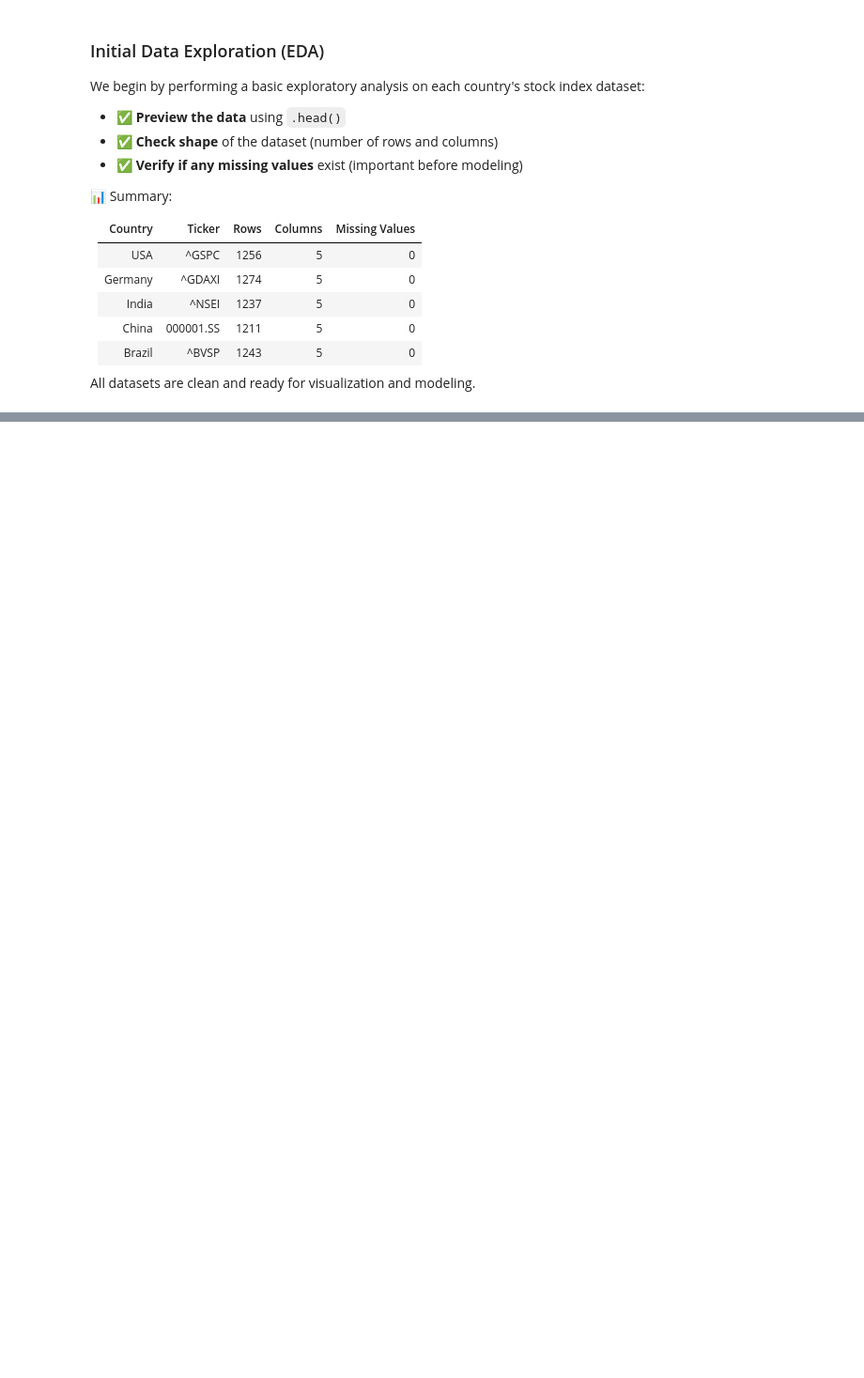
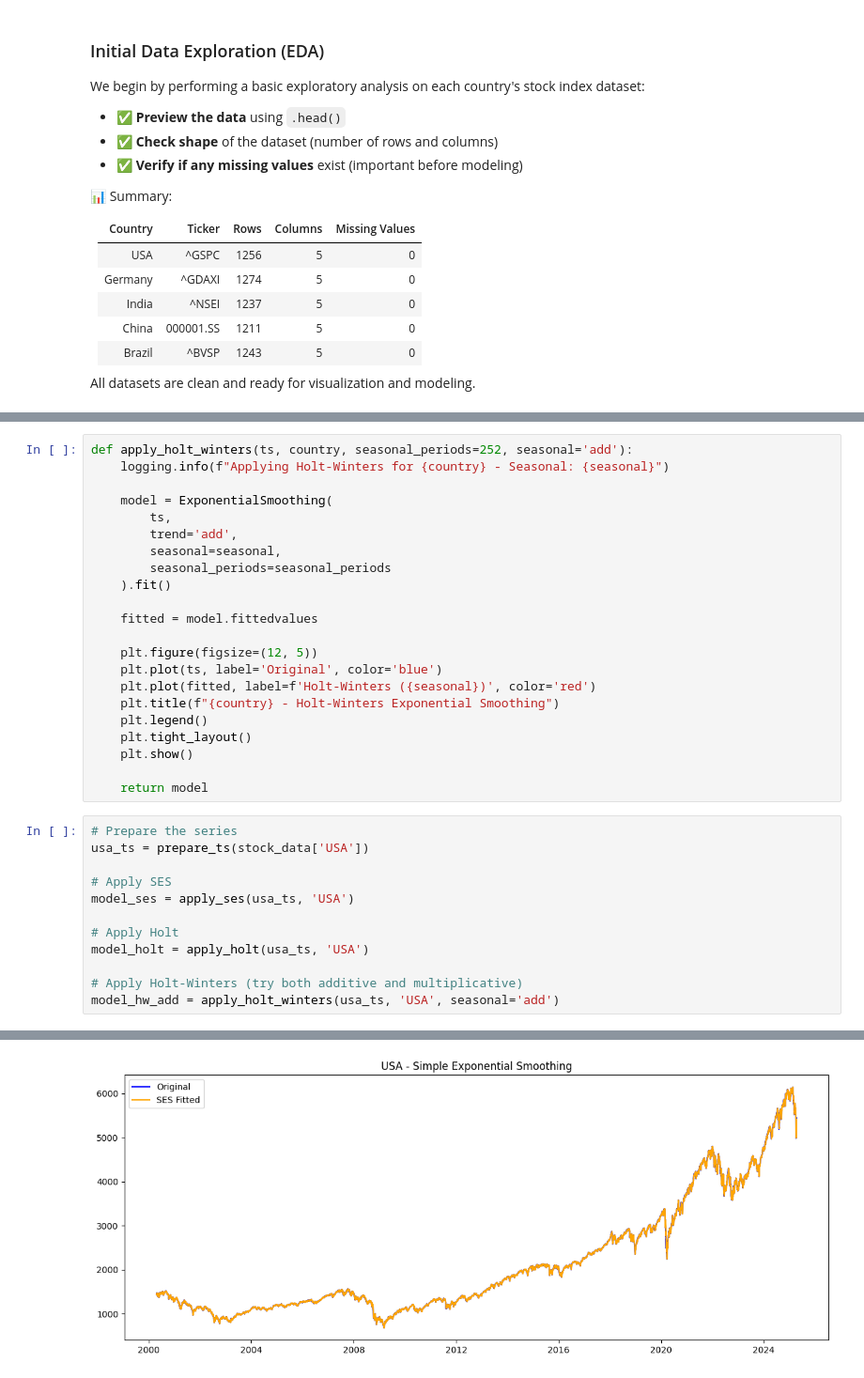
Before and after one commit to rhkraptor/FoEM, a Jupyter notebook: FoEM_Projekt.ipynb, the cells around one changed output, grey strips where cells are left out. Shown at 94% size. Cells and saved outputs as stored; diff of their text form; blank space fills up the shorter version.

```diff
--- a/FoEM_Projekt.ipynb
+++ b/FoEM_Projekt.ipynb
@@ -130,0 +240,35 @@ All datasets are clean and ready for visualization and modeling.
+# %%
+def apply_holt_winters(ts, country, seasonal_periods=252, seasonal='add'):
+    logging.info(f"Applying Holt-Winters for {country} - Seasonal: {seasonal}")
+
+    model = ExponentialSmoothing(
+        ts,
+        trend='add',
+        seasonal=seasonal,
+        seasonal_periods=seasonal_periods
+    ).fit()
+
+    fitted = model.fittedvalues
+
+    plt.figure(figsize=(12, 5))
+    plt.plot(ts, label='Original', color='blue')
+    plt.plot(fitted, label=f'Holt-Winters ({seasonal})', color='red')
+    plt.title(f"{country} - Holt-Winters Exponential Smoothing")
+    plt.legend()
+    plt.tight_layout()
+    plt.show()
+
+    return model
+# %%
+# Prepare the series
+usa_ts = prepare_ts(stock_data['USA'])
+
+# Apply SES
+model_ses = apply_ses(usa_ts, 'USA')
+
+# Apply Holt
+model_holt = apply_holt(usa_ts, 'USA')
+
+# Apply Holt-Winters (try both additive and multiplicative)
+model_hw_add = apply_holt_winters(usa_ts, 'USA', seasonal='add')
+# %% [output]
@@ -130,0 +276 @@ All datasets are clean and ready for visualization and modeling.
+[figure, added]
```
Also changed, not shown: parts of 13 cells of this notebook, 1 other file.
